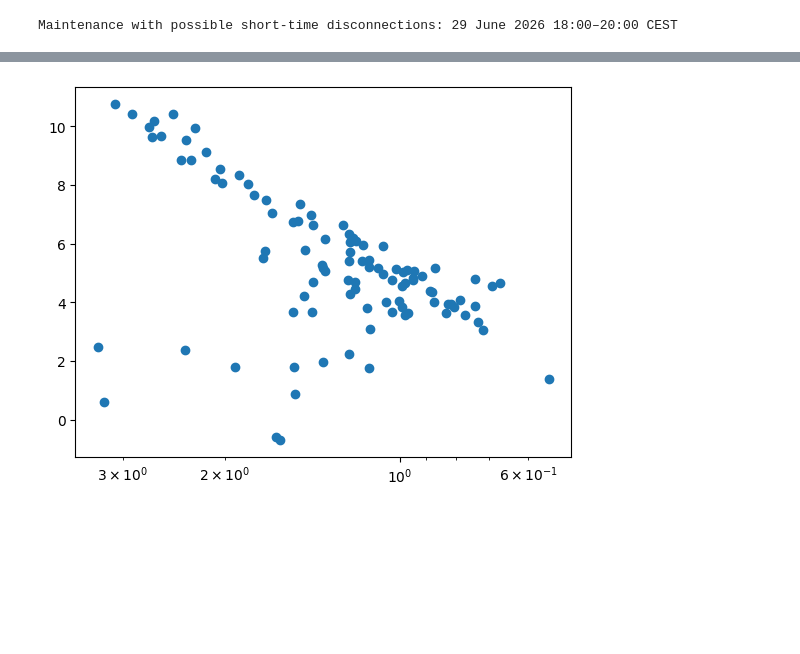
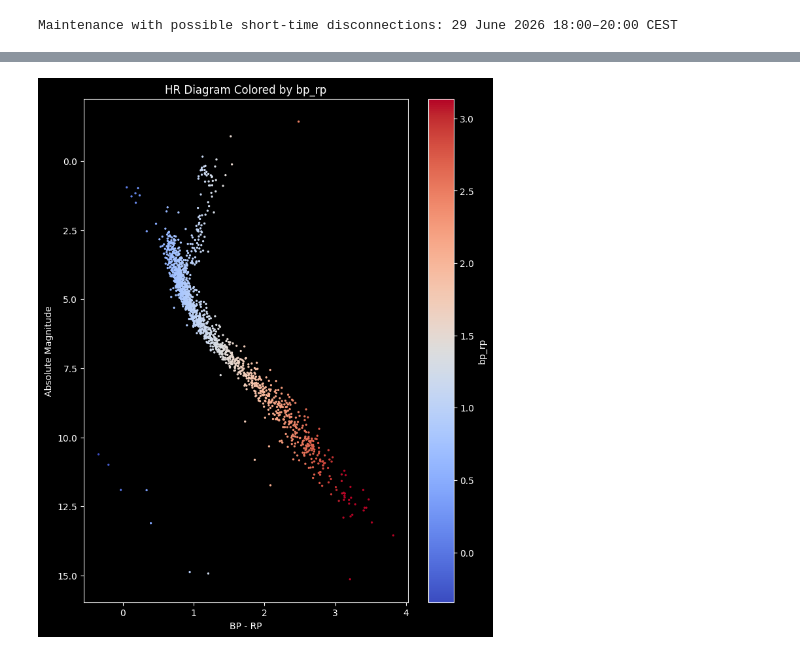
Before and after one commit to NirmalUS/GAIA_HR, a Jupyter notebook: GAIA_HR/query_all.ipynb, the cells around one changed output, grey strips where cells are left out. Drawn from its saved outputs; the diff is of its cells as text; code cells hidden in the pictures; blank space fills up the shorter version.

```diff
--- a/GAIA_HR/query_all.ipynb
+++ b/GAIA_HR/query_all.ipynb
@@ -47,10 +47,4 @@ df_data["mag"] = df_data["phot_g_mean_mag"] + 5 + 5 * np.log10(df_data["parallax
-# %%
-import matplotlib.pyplot as plt
-
-fig, ax = plt.subplots(1, 1)
-
-ax.xaxis.set_inverted(True)
-ax.scatter(df_data["bp_rp"], df_data["mag"])
-ax.set_xscale("log")
-# %% [output]
-[figure, removed]
+# %%
+plot_hr(df_data)
+# %% [output]
+[figure, added]
```
Also changed, not shown: parts of 4 cells of this notebook, 2 other files.
